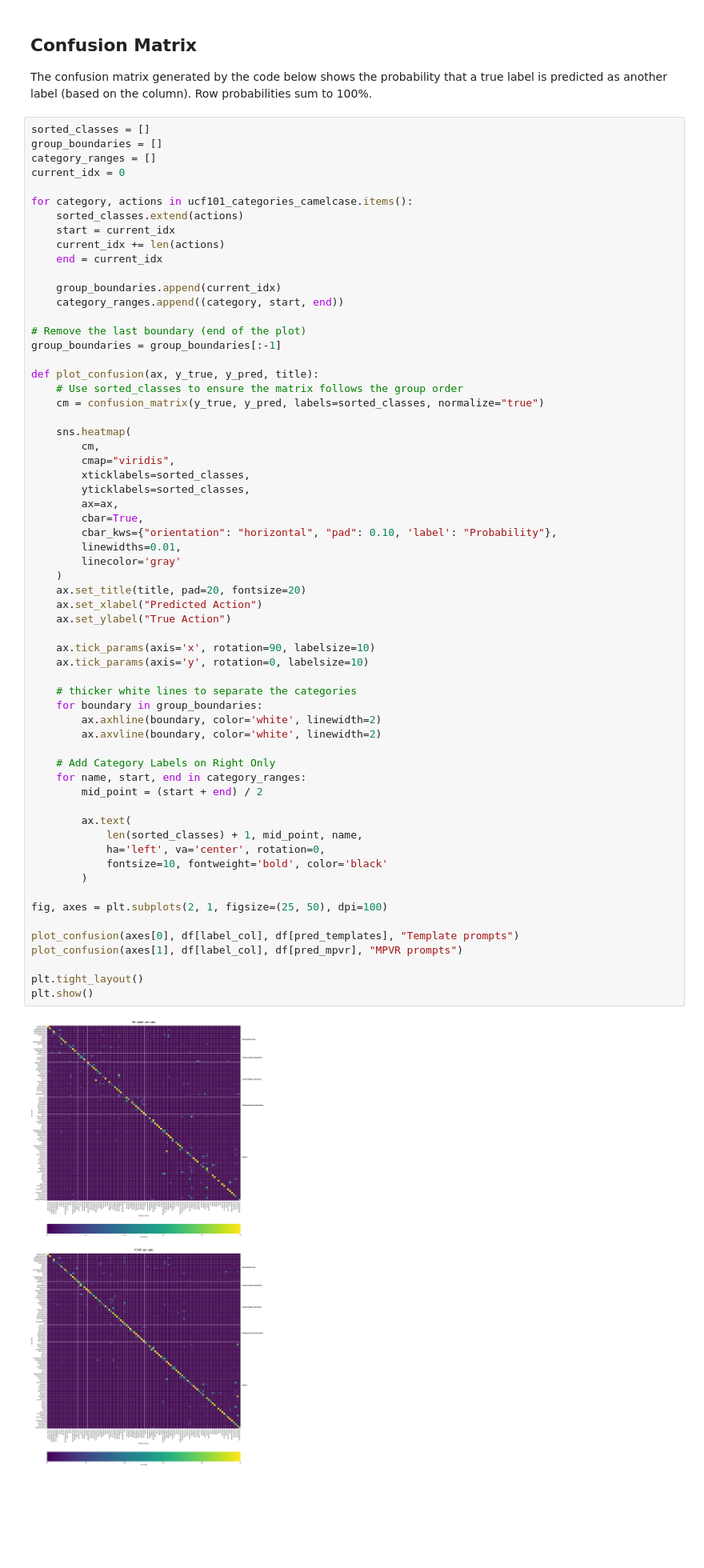
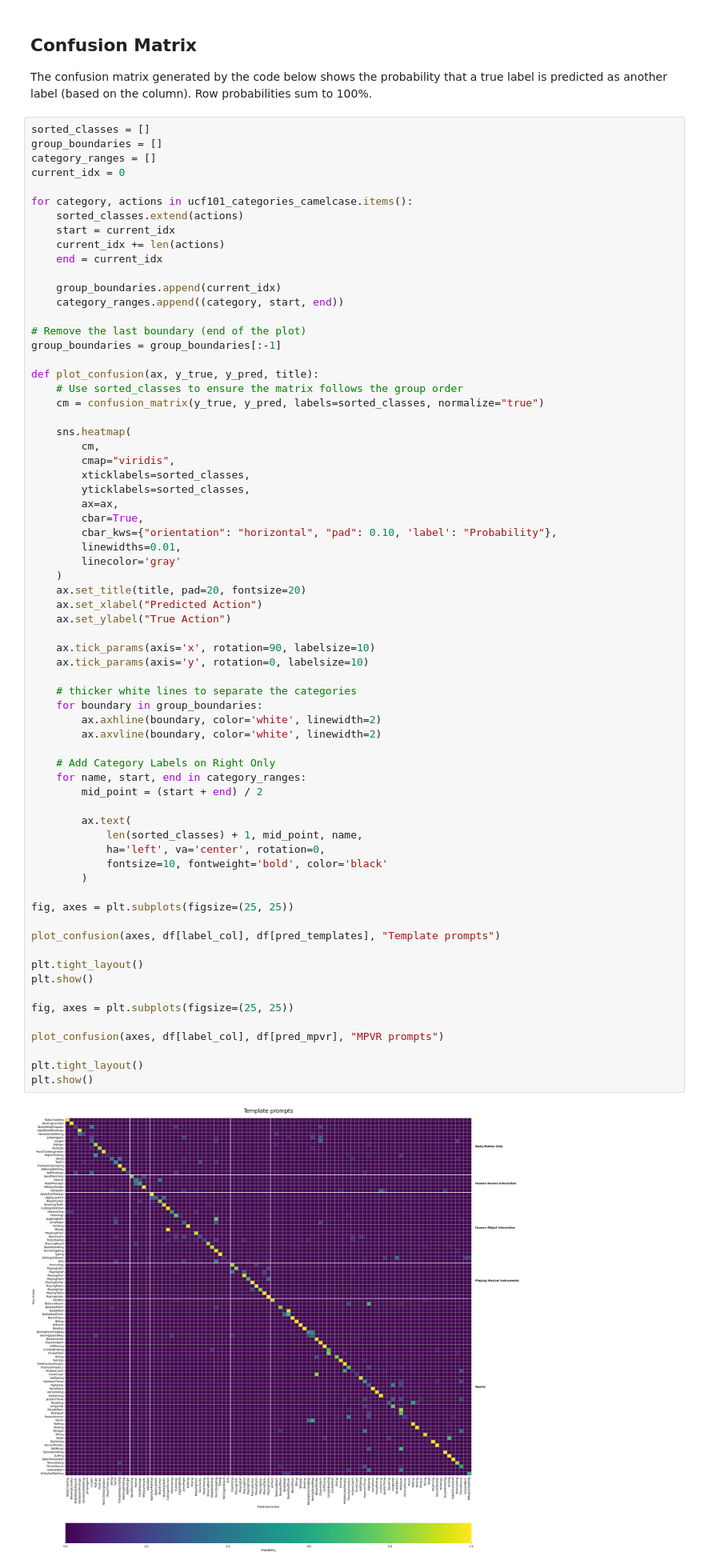
Before and after one commit to KubaJ23/vlm-zsar-dissertation, a Jupyter notebook: notebooks/02_prompt_methods_results_exploration.ipynb, the cells around one changed output. Shown at 80% size. Saved outputs shown, nothing was run; the diff lists cells and outputs as text; blank space fills up the shorter version.

```diff
--- a/notebooks/02_prompt_methods_results_exploration.ipynb
+++ b/notebooks/02_prompt_methods_results_exploration.ipynb
@@ -112,34 +112,40 @@ def plot_confusion(ax, y_true, y_pred, title):
         linewidths=0.01,
         linecolor='gray'
     )
     ax.set_title(title, pad=20, fontsize=20)
     ax.set_xlabel("Predicted Action")
     ax.set_ylabel("True Action")
 
     ax.tick_params(axis='x', rotation=90, labelsize=10)
     ax.tick_params(axis='y', rotation=0, labelsize=10)
 
     # thicker white lines to separate the categories
     for boundary in group_boundaries:
         ax.axhline(boundary, color='white', linewidth=2)
         ax.axvline(boundary, color='white', linewidth=2)
 
     # Add Category Labels on Right Only
     for name, start, end in category_ranges:
         mid_point = (start + end) / 2
 
         ax.text(
             len(sorted_classes) + 1, mid_point, name,
             ha='left', va='center', rotation=0,
             fontsize=10, fontweight='bold', color='black'
         )
 
-fig, axes = plt.subplots(2, 1, figsize=(25, 50), dpi=100)
+fig, axes = plt.subplots(figsize=(25, 25))
 
-plot_confusion(axes[0], df[label_col], df[pred_templates], "Template prompts")
-plot_confusion(axes[1], df[label_col], df[pred_mpvr], "MPVR prompts")
+plot_confusion(axes, df[label_col], df[pred_templates], "Template prompts")
 
 plt.tight_layout()
 plt.show()
+
+fig, axes = plt.subplots(figsize=(25, 25))
+
+plot_confusion(axes, df[label_col], df[pred_mpvr], "MPVR prompts")
+
+plt.tight_layout()
+plt.show()
 # %% [output]
-[figure, old version]
+[figure, new version]
```
Also changed, not shown: parts of 1 cell of this notebook, 10 other files.
